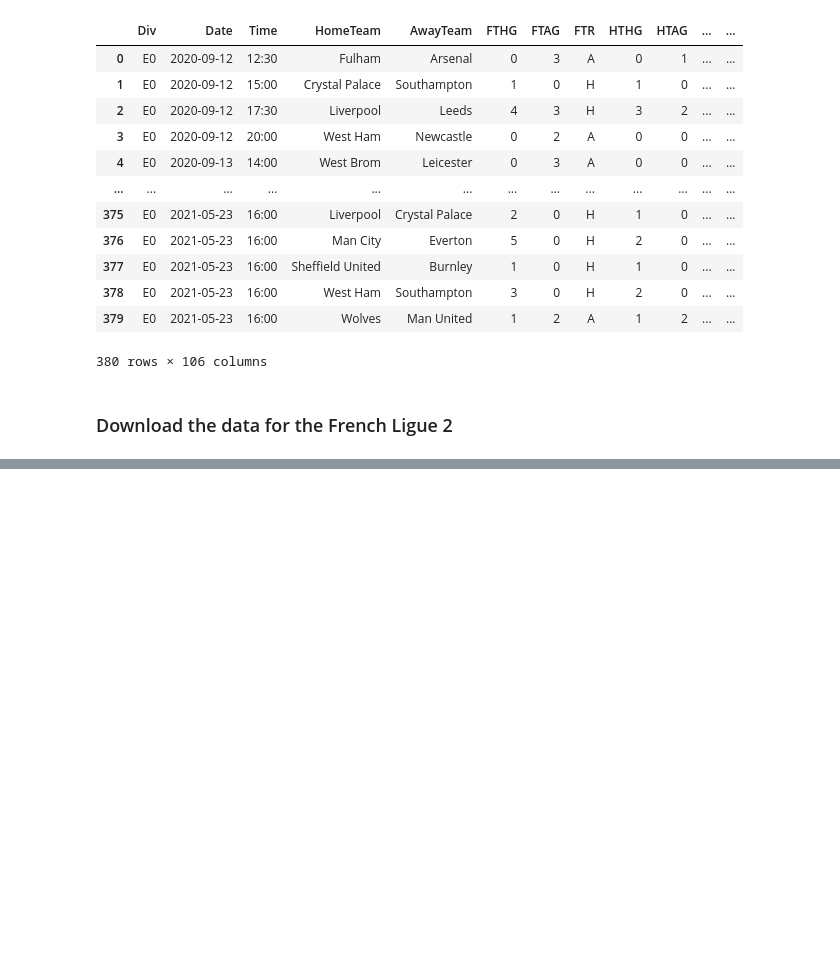
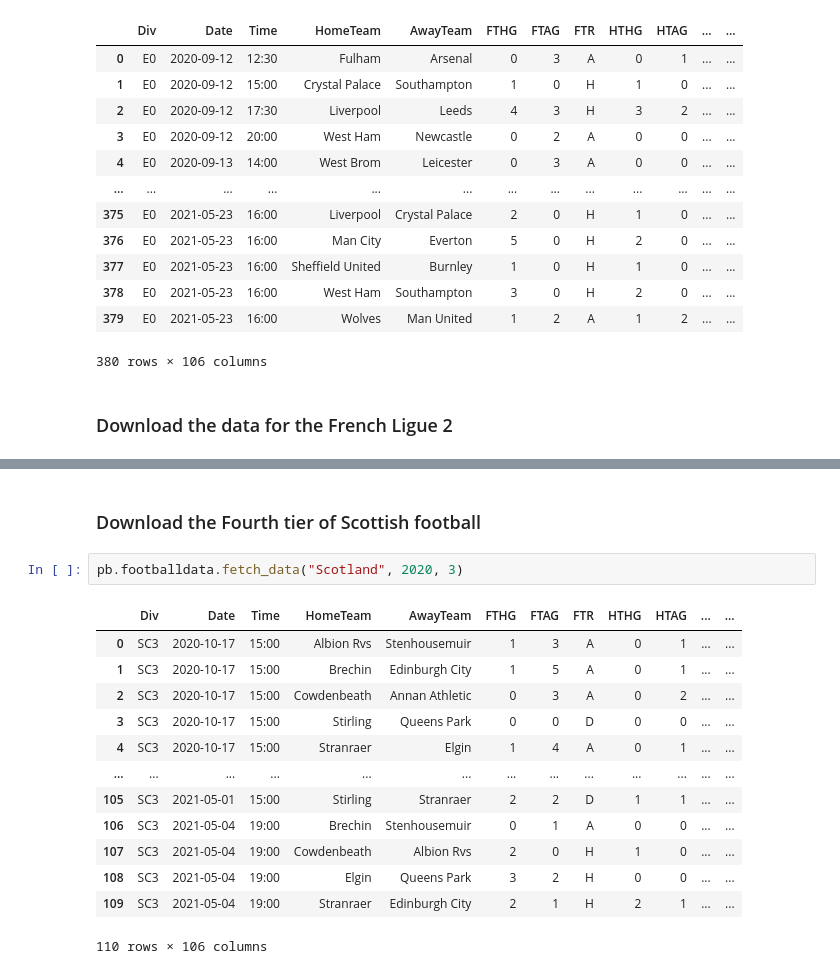
Before and after one commit to martineastwood/penaltyblog, a Jupyter notebook: examples/football-data.co.uk.ipynb, the cells around one changed output, grey strips where cells are left out. Saved outputs shown, nothing was run; the diff lists cells and outputs as text; blank space fills up the shorter version.

Commit message:
fixed bug downloading from football-data where first tier is not 0

```diff
--- a/examples/football-data.co.uk.ipynb
+++ b/examples/football-data.co.uk.ipynb
@@ -56 +56,19 @@ pb.footballdata.fetch_data("France", 2020, 1)
 380 rows × 105 columns
+# %% [markdown]
+### Download the Fourth tier of Scottish football
+# %%
+pb.footballdata.fetch_data("Scotland", 2020, 3)
+# %% [output]
+|  | Div | Date | Time | HomeTeam | AwayTeam | FTHG | FTAG | FTR | HTHG | HTAG | ... | ... |
+| 0 | SC3 | 2020-10-17 | 15:00 | Albion Rvs | Stenhousemuir | 1 | 3 | A | 0 | 1 | ... | ... |
+| 1 | SC3 | 2020-10-17 | 15:00 | Brechin | Edinburgh City | 1 | 5 | A | 0 | 1 | ... | ... |
+| 2 | SC3 | 2020-10-17 | 15:00 | Cowdenbeath | Annan Athletic | 0 | 3 | A | 0 | 2 | ... | ... |
+| 3 | SC3 | 2020-10-17 | 15:00 | Stirling | Queens Park | 0 | 0 | D | 0 | 0 | ... | ... |
+| 4 | SC3 | 2020-10-17 | 15:00 | Stranraer | Elgin | 1 | 4 | A | 0 | 1 | ... | ... |
+| ... | ... | ... | ... | ... | ... | ... | ... | ... | ... | ... | ... | ... |
+| 105 | SC3 | 2021-05-01 | 15:00 | Stirling | Stranraer | 2 | 2 | D | 1 | 1 | ... | ... |
+| 106 | SC3 | 2021-05-04 | 19:00 | Brechin | Stenhousemuir | 0 | 1 | A | 0 | 0 | ... | ... |
+| 107 | SC3 | 2021-05-04 | 19:00 | Cowdenbeath | Albion Rvs | 2 | 0 | H | 1 | 0 | ... | ... |
+| 108 | SC3 | 2021-05-04 | 19:00 | Elgin | Queens Park | 3 | 2 | H | 0 | 0 | ... | ... |
+| 109 | SC3 | 2021-05-04 | 19:00 | Stranraer | Edinburgh City | 2 | 1 | H | 2 | 1 | ... | ... |
+110 rows × 106 columns
```
Also changed, not shown: parts of 1 cell of this notebook, 1 other file.
